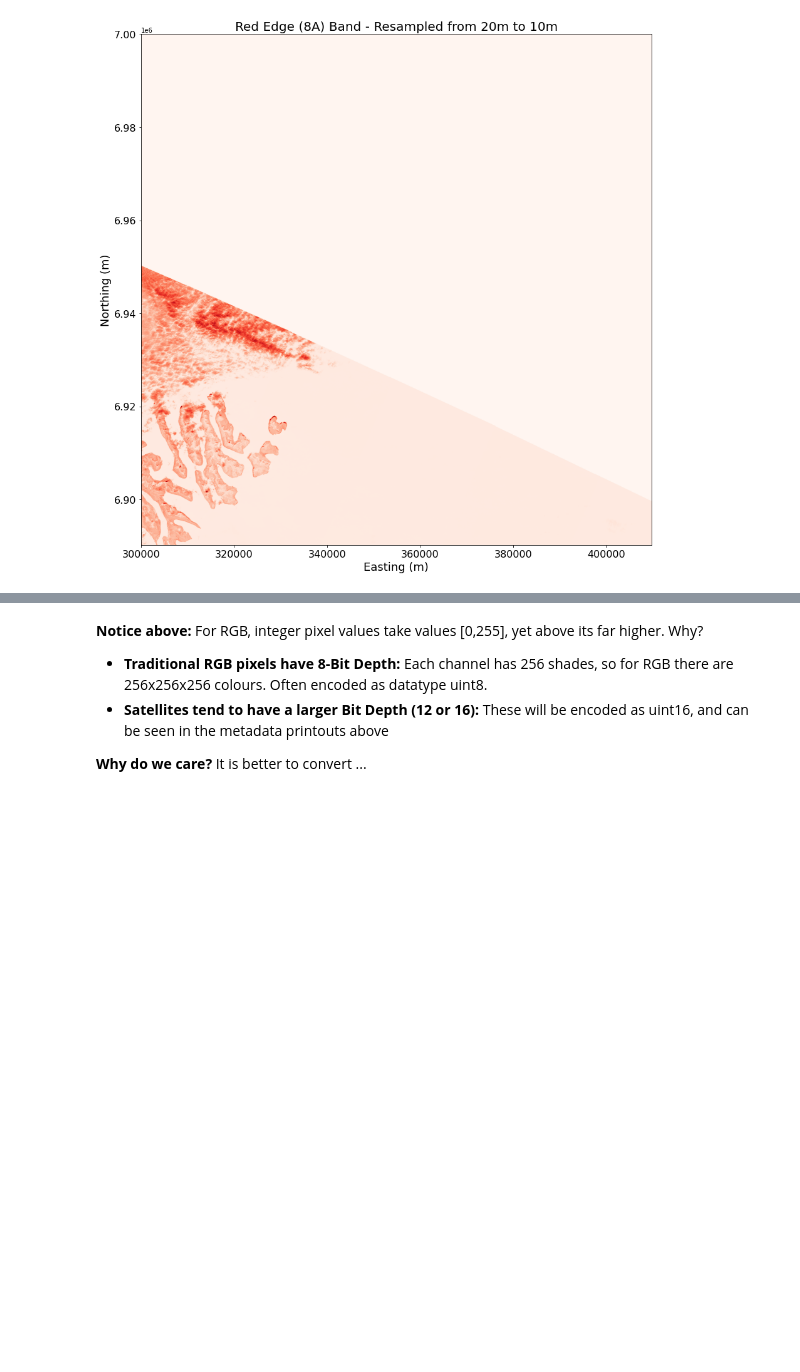
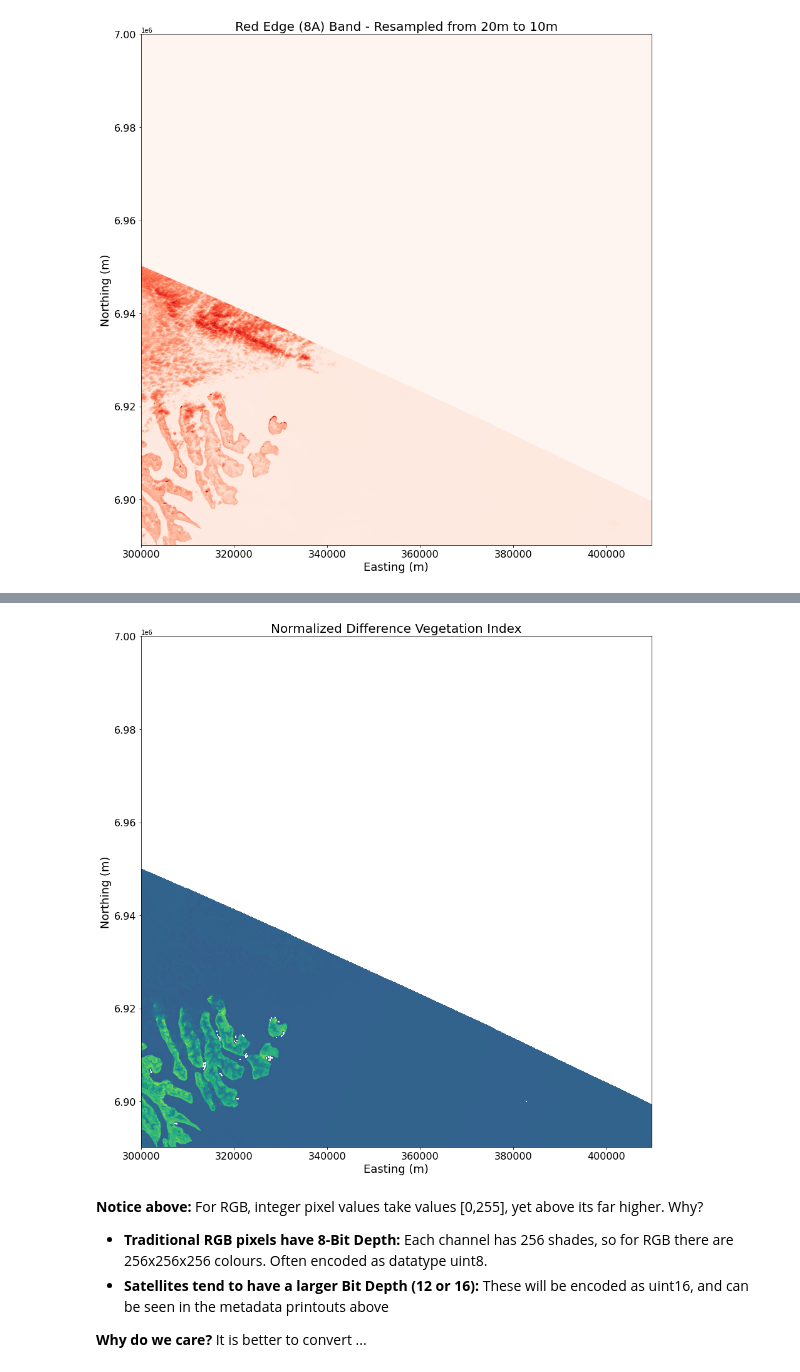
Before and after one commit to rwilks-earthobs/msc_eo_challenge, a Jupyter notebook: 230207 Introductory Jupyter Notebook.ipynb, the cells around one changed output, grey strips where cells are left out. Saved outputs shown, nothing was run; the diff lists cells and outputs as text; code cells hidden in the pictures; blank space fills up the shorter version.

Commit message:
NDVI example.

```diff
--- a/230207 Introductory Jupyter Notebook.ipynb
+++ b/230207 Introductory Jupyter Notebook.ipynb
@@ -693,3 +704,24 @@ plt.hist(test_img.flatten())
+# %%
+# Normlise bands before calculation
+b08_norm = normalise_band(b08)
+b04_norm = normalise_band(b04)
+
+# Calculate NDVI
+ndvi = np.divide(np.subtract(b08, b04), np.add(b08, b04))
+
+# Plot
+fig, ax_ndvi = plt.subplots(figsize=(15, 15))
+
+show(ndvi, transform=b04_metadata['transform'], ax=ax_ndvi)
+
+ax_ndvi.tick_params(axis='both', which='major', labelsize=16)
+ax_ndvi.set_xlabel('Easting (m)', fontsize=18)
+ax_ndvi.set_ylabel('Northing (m)', fontsize=18)
+ax_ndvi.set_title('Normalized Difference Vegetation Index', fontsize=20)
+
+plt.show()
+# %% [output]
+[figure, added]
 # %% [markdown]
 **Notice above:** For RGB, integer pixel values take values [0,255], yet above its far higher. Why?
 
```
Also changed, not shown: parts of 10 cells of this notebook.
